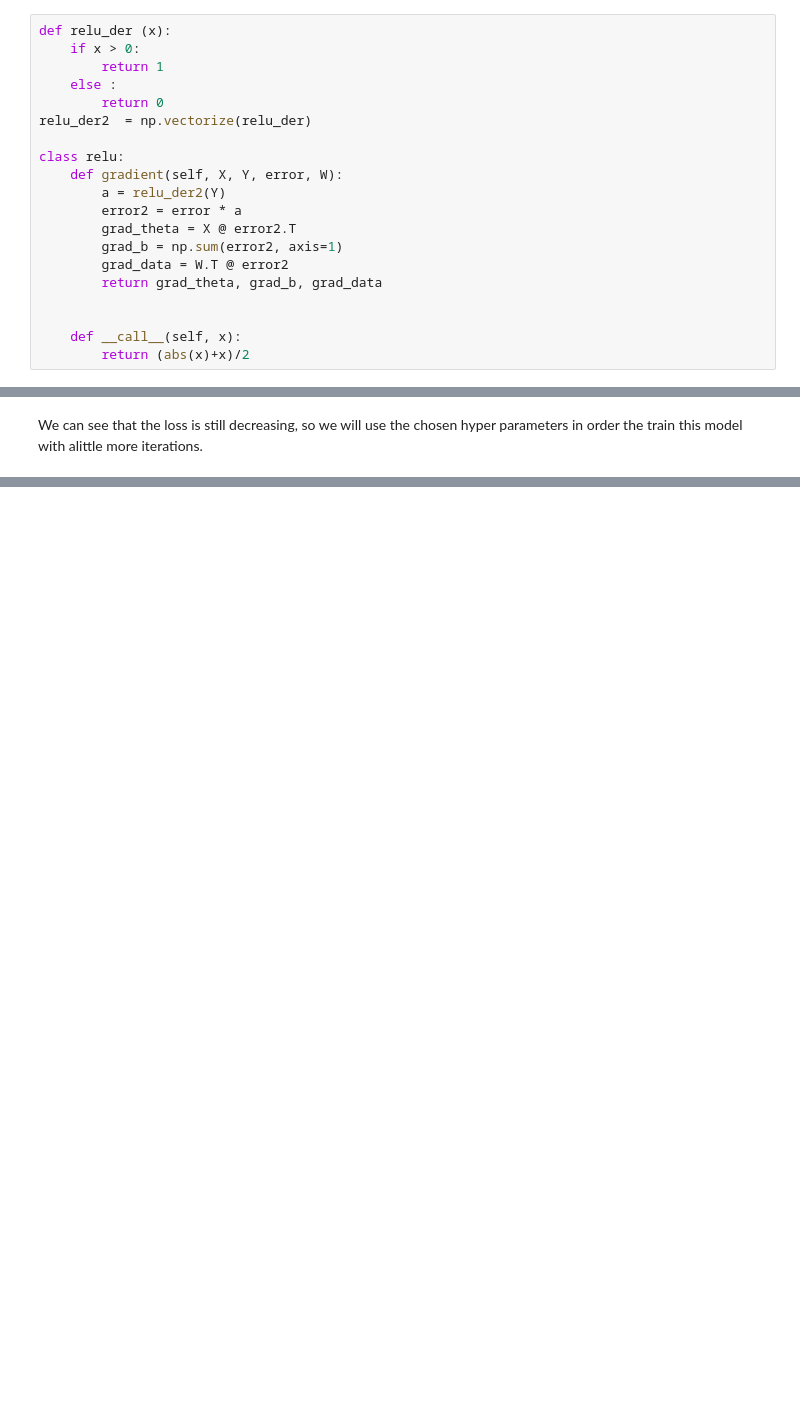
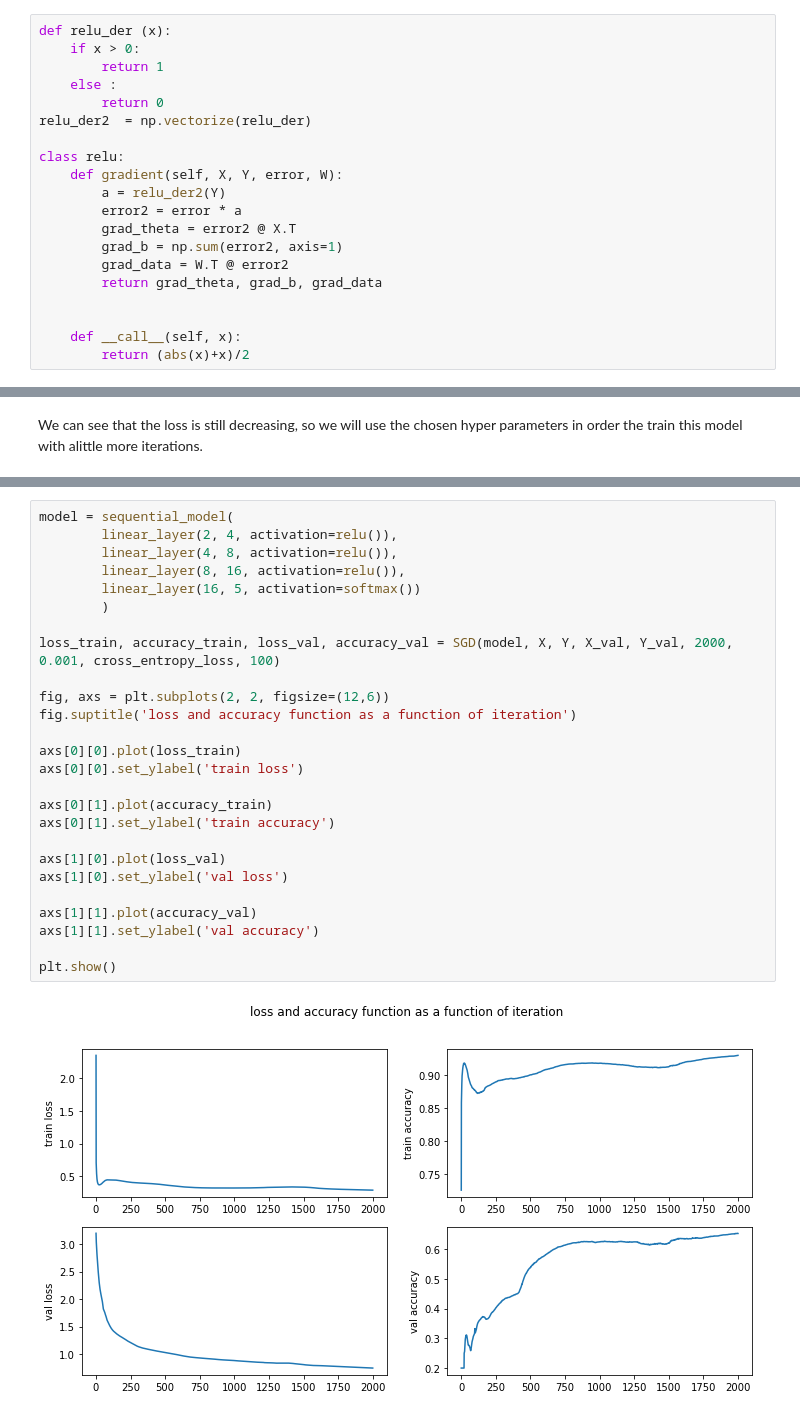
Before and after one commit to danikv/DeepLearningEx1, a Jupyter notebook: Ex1_daniel.ipynb, the cells around one changed output, grey strips where cells are left out. Saved outputs shown, nothing was run; the diff lists cells and outputs as text; blank space fills up the shorter version.

```diff
--- a/Ex1_daniel.ipynb
+++ b/Ex1_daniel.ipynb
@@ -669,7 +669,7 @@ class relu:
     def gradient(self, X, Y, error, W):
         a = relu_der2(Y)
         error2 = error * a
-        grad_theta = X @ error2.T
+        grad_theta = error2 @ X.T
         grad_b = np.sum(error2, axis=1)
         grad_data = W.T @ error2
         return grad_theta, grad_b, grad_data
@@ -953,0 +995,28 @@ plt.show()
+# %%
+model = sequential_model(
+        linear_layer(2, 4, activation=relu()),
+        linear_layer(4, 8, activation=relu()),
+        linear_layer(8, 16, activation=relu()),
+        linear_layer(16, 5, activation=softmax())
+        )
+
+loss_train, accuracy_train, loss_val, accuracy_val = SGD(model, X, Y, X_val, Y_val, 2000, 0.001, cross_entropy_loss, 100)
+
+fig, axs = plt.subplots(2, 2, figsize=(12,6))
+fig.suptitle('loss and accuracy function as a function of iteration')
+
+axs[0][0].plot(loss_train)
+axs[0][0].set_ylabel('train loss')
+
+axs[0][1].plot(accuracy_train)
+axs[0][1].set_ylabel('train accuracy')
+
+axs[1][0].plot(loss_val)
+axs[1][0].set_ylabel('val loss')
+
+axs[1][1].plot(accuracy_val)
+axs[1][1].set_ylabel('val accuracy')
+
+plt.show()
+# %% [output]
+[figure, added]
```
Also changed, not shown: parts of 8 cells of this notebook.
